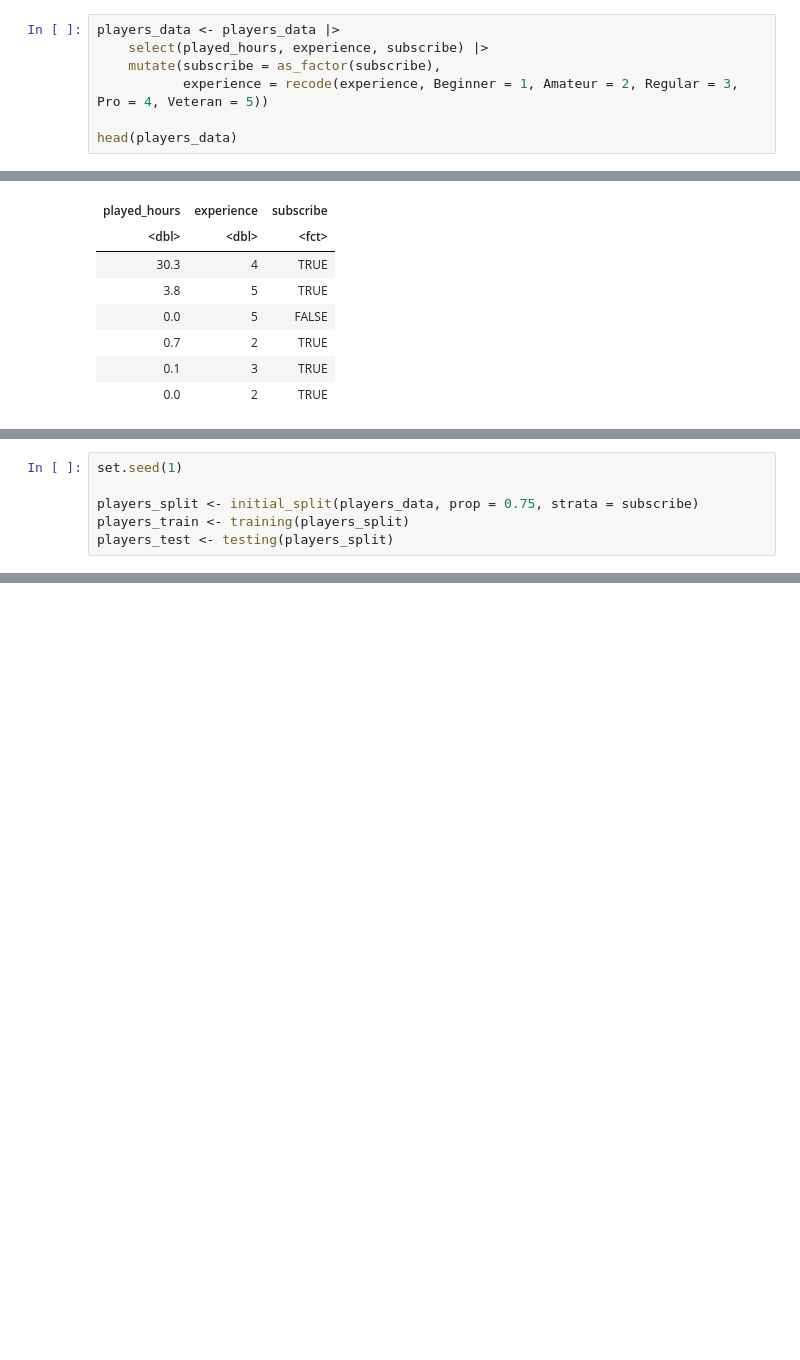
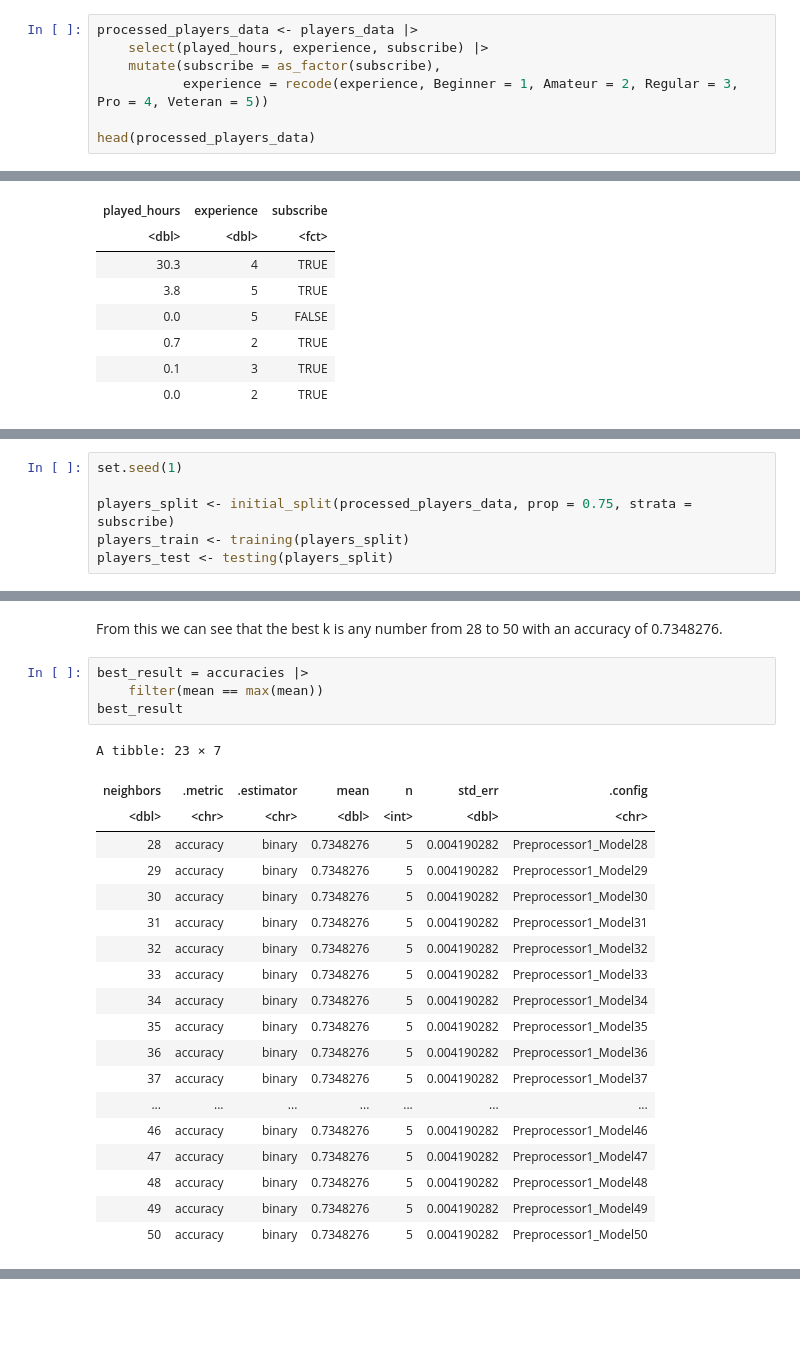
Before and after one commit to emmah47/dsci-group-project, a Jupyter notebook: Individual.ipynb, the cells around one changed output, grey strips where cells are left out. Drawn from its saved outputs; the diff is of its cells as text; blank space fills up the shorter version.

```diff
--- a/Individual.ipynb
+++ b/Individual.ipynb
@@ -358,10 +291,10 @@ These plots suggest that experience level and age are stronger predictors of new
 # %%
-players_data <- players_data |>
+processed_players_data <- players_data |>
     select(played_hours, experience, subscribe) |>
     mutate(subscribe = as_factor(subscribe),
            experience = recode(experience, Beginner = 1, Amateur = 2, Regular = 3, Pro = 4, Veteran = 5))
 
-head(players_data)
+head(processed_players_data)
 # %% [output]
 A tibble: 6 × 3
 | played_hours | experience | subscribe |
@@ -375,6 +310,6 @@ A tibble: 6 × 3
 # %%
 set.seed(1)
 
-players_split <- initial_split(players_data, prop = 0.75, strata = subscribe)
+players_split <- initial_split(processed_players_data, prop = 0.75, strata = subscribe)
 players_train <- training(players_split)
 players_test <- testing(players_split)
@@ -436,0 +392,26 @@ accuracies
+# %% [markdown]
+From this we can see that the best k is any number from 28 to 50 with an accuracy of 0.7348276.
+# %%
+best_result = accuracies |>
+    filter(mean == max(mean))
+best_result
+# %% [output]
+A tibble: 23 × 7
+| neighbors | .metric | .estimator | mean | n | std_err | .config |
+| <dbl> | <chr> | <chr> | <dbl> | <int> | <dbl> | <chr> |
+| 28 | accuracy | binary | 0.7348276 | 5 | 0.004190282 | Preprocessor1_Model28 |
+| 29 | accuracy | binary | 0.7348276 | 5 | 0.004190282 | Preprocessor1_Model29 |
+| 30 | accuracy | binary | 0.7348276 | 5 | 0.004190282 | Preprocessor1_Model30 |
+| 31 | accuracy | binary | 0.7348276 | 5 | 0.004190282 | Preprocessor1_Model31 |
+| 32 | accuracy | binary | 0.7348276 | 5 | 0.004190282 | Preprocessor1_Model32 |
+| 33 | accuracy | binary | 0.7348276 | 5 | 0.004190282 | Preprocessor1_Model33 |
+| 34 | accuracy | binary | 0.7348276 | 5 | 0.004190282 | Preprocessor1_Model34 |
+| 35 | accuracy | binary | 0.7348276 | 5 | 0.004190282 | Preprocessor1_Model35 |
+| 36 | accuracy | binary | 0.7348276 | 5 | 0.004190282 | Preprocessor1_Model36 |
+| 37 | accuracy | binary | 0.7348276 | 5 | 0.004190282 | Preprocessor1_Model37 |
+| ... | ... | ... | ... | ... | ... | ... |
+| 46 | accuracy | binary | 0.7348276 | 5 | 0.004190282 | Preprocessor1_Model46 |
+| 47 | accuracy | binary | 0.7348276 | 5 | 0.004190282 | Preprocessor1_Model47 |
+| 48 | accuracy | binary | 0.7348276 | 5 | 0.004190282 | Preprocessor1_Model48 |
+| 49 | accuracy | binary | 0.7348276 | 5 | 0.004190282 | Preprocessor1_Model49 |
+| 50 | accuracy | binary | 0.7348276 | 5 | 0.004190282 | Preprocessor1_Model50 |
```
Also changed, not shown: parts of 66 cells of this notebook.
